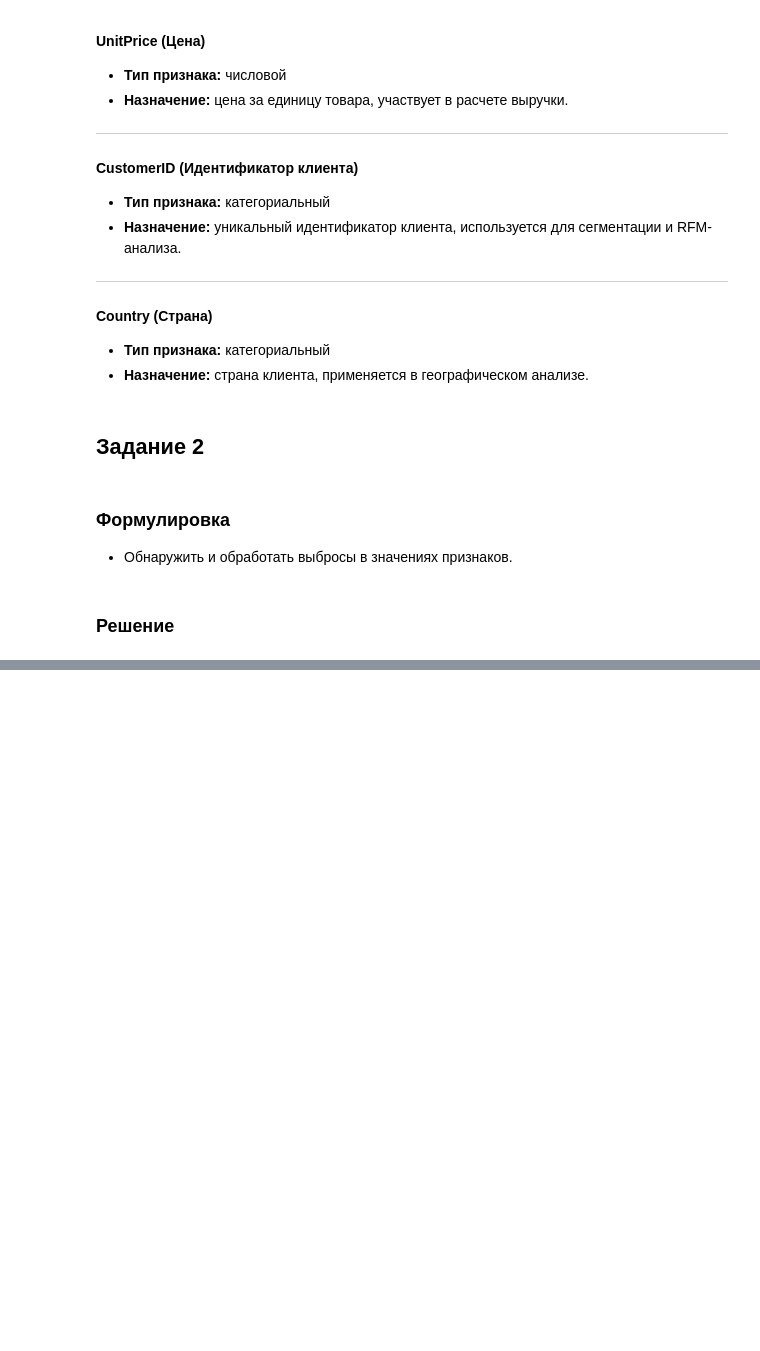
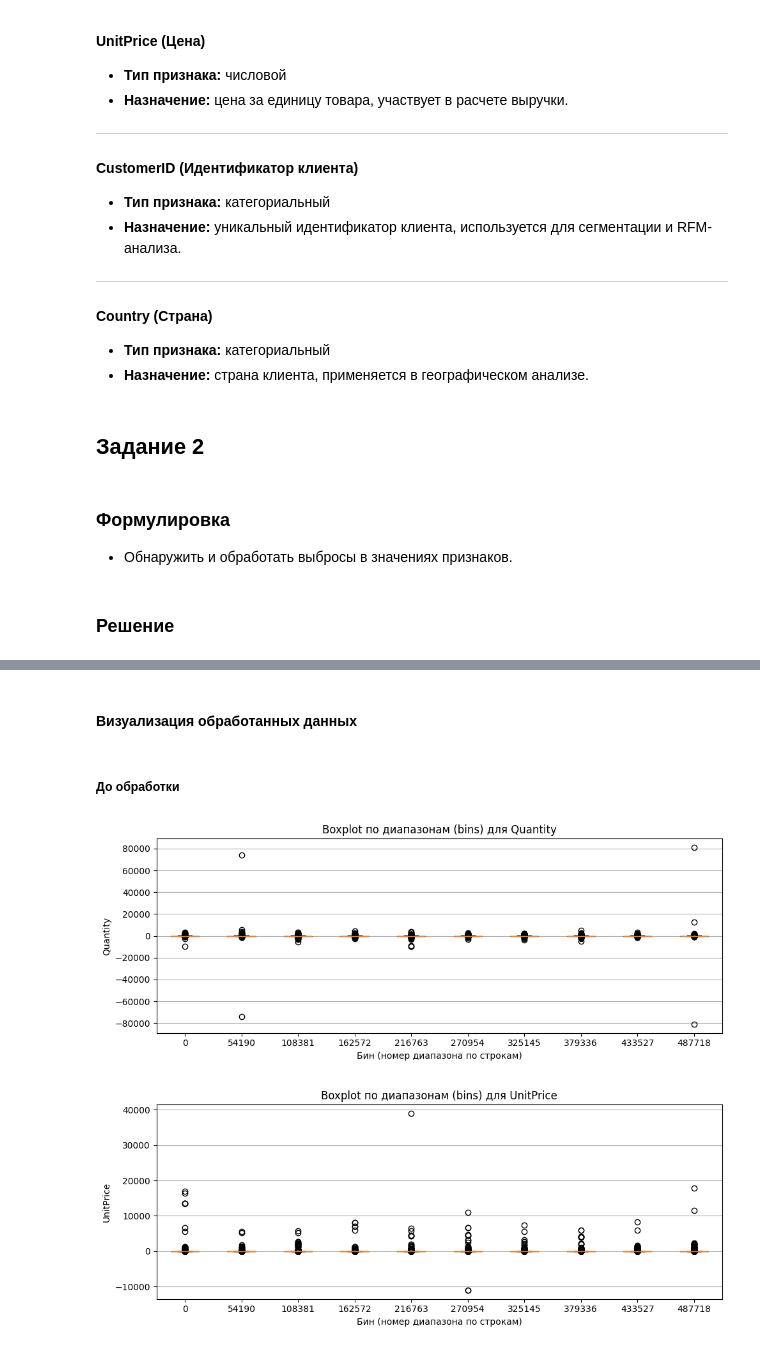
Before and after one commit to Education-Bugaev-RV/TOBD, a Jupyter notebook: ЛР (3)/notebook.ipynb, the cells around one changed output, grey strips where cells are left out. Cells and saved outputs as stored; diff of their text form; code cells hidden in the pictures; blank space fills up the shorter version.

```diff
--- a/ЛР (3)/notebook.ipynb
+++ b/ЛР (3)/notebook.ipynb
@@ -221,0 +505,36 @@ del retail_df_visualization
+# %% [markdown]
+#### Визуализация обработанных данных
+# %%
+def plot_feature_boxplots_by_bins(df, features, n_bins=10):
+    """
+    Визуализирует boxplot каждого признака из списка features по диапазонам (bins) строк датафрейма.
+
+    :param df: DataFrame с данными.
+    :param features: Список названий числовых признаков, которые будут визуализированы.
+    :param n_bins: Количество бинов для разбиения по строкам (по умолчанию 10).
+    """
+    n = len(df)
+    bin_edges = np.linspace(0, n, n_bins + 1, dtype=int)
+    for feature in features:
+        box_data = []
+        for i in range(n_bins):
+            start_idx = bin_edges[i]
+            end_idx = bin_edges[i+1]
+            box_data.append(df[feature].iloc[start_idx:end_idx].values)
+
+        mpl_plt.figure(figsize=(10, 4))
+        mpl_plt.boxplot(box_data, positions=range(1, n_bins+1), showfliers=True, patch_artist=True)
+        mpl_plt.title(f'Boxplot по диапазонам (bins) для {feature}')
+        mpl_plt.xlabel('Бин (номер диапазона по строкам)')
+        mpl_plt.ylabel(feature)
+        mpl_plt.xticks(range(1, n_bins+1), [f'{bin_edges[i]}' for i in range(n_bins)])
+        mpl_plt.grid(axis='y')
+        mpl_plt.tight_layout()
+        mpl_plt.show()
+# %% [markdown]
+##### До обработки
+# %%
+plot_feature_boxplots_by_bins(retail_df, attention_cols)
+# %% [output]
+[figure, added]
+[figure, added]
```
Also changed, not shown: parts of 77 cells of this notebook.
